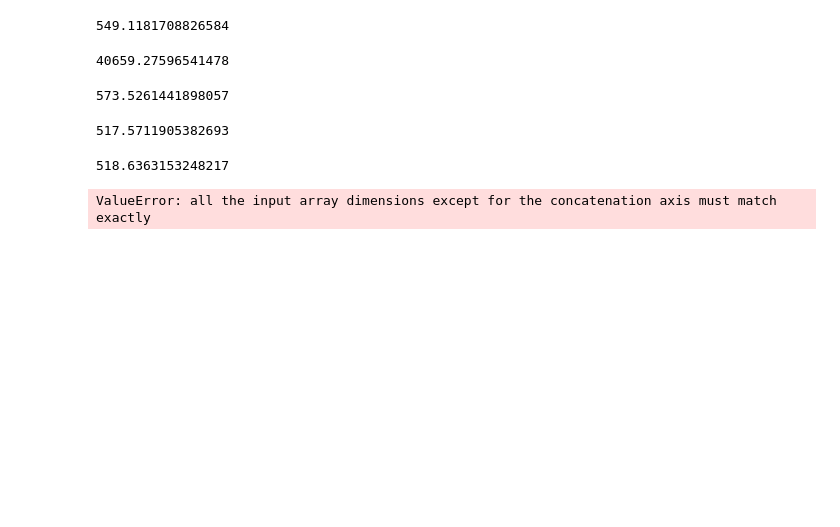
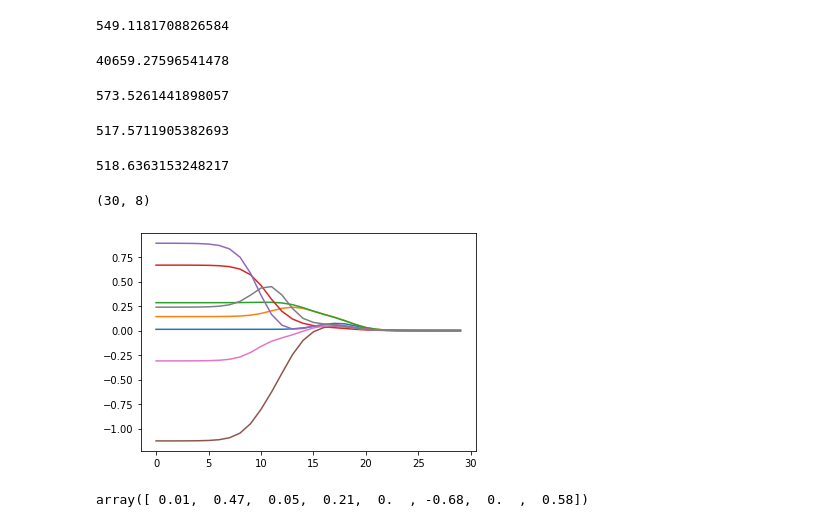
Before and after one commit to windmissing/MachineLearningInAction, a Jupyter notebook: Chapter8/Chapter8.ipynb, the cells around one changed output. Drawn from its saved outputs; the diff is of its cells as text; code cells hidden in the pictures; blank space fills up the shorter version.

```diff
--- a/Chapter8/Chapter8.ipynb
+++ b/Chapter8/Chapter8.ipynb
@@ -119,10 +95,10 @@ def ridgeTest(xArr,yArr):
 # %%
 abX,abY=regression.loadDataSet('abalone.txt')
-ridgeWeights=ridgeTest(abX,abY)
+ridgeWeights=regression.ridgeTest(abX,abY)
 import matplotlib.pyplot as plt
-#print (ridgeWeights)
-print (np.array(ridgeWeights))
-plt.plot(np.array(ridgeWeights))
-#plt.show()
+print (ridgeWeights.shape)
+plt.plot(ridgeWeights)
+plt.show()
 # %% [output]
-ValueError: all the input array dimensions except for the concatenation axis must match exactly
+(30, 8)
+[figure, added]
@@ -128,0 +124,5 @@ ValueError: all the input array dimensions except for the concatenation axis mus
+# %%
+xArr,yArr=regression.loadDataSet('abalone.txt')
+stageWise(xArr,yArr,0.01,200)
+# %% [output]
+array([ 0.01,  0.47,  0.05,  0.21,  0.  , -0.68,  0.  ,  0.58])
```
Also changed, not shown: parts of 5 cells of this notebook, 1 other file.
